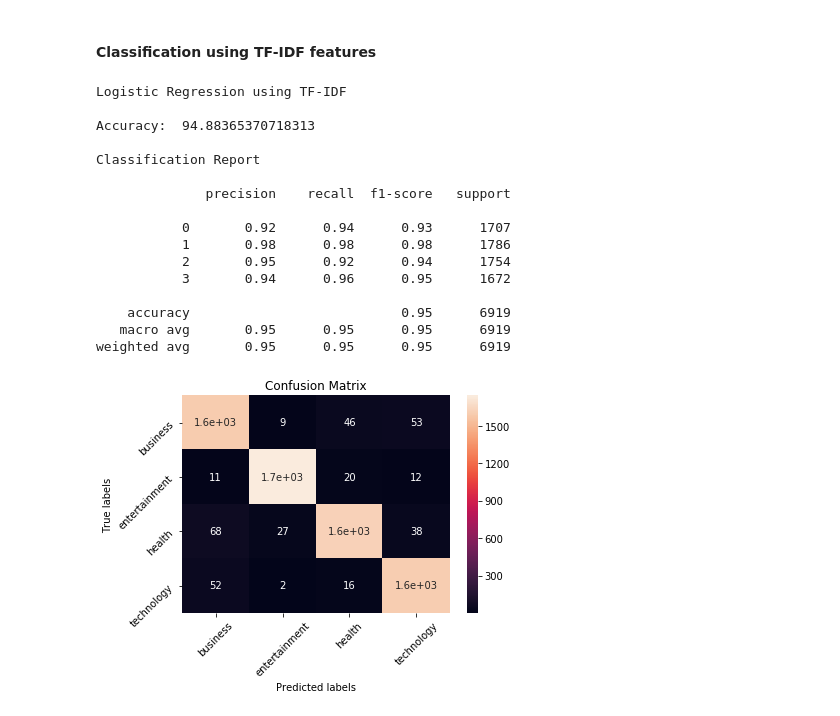
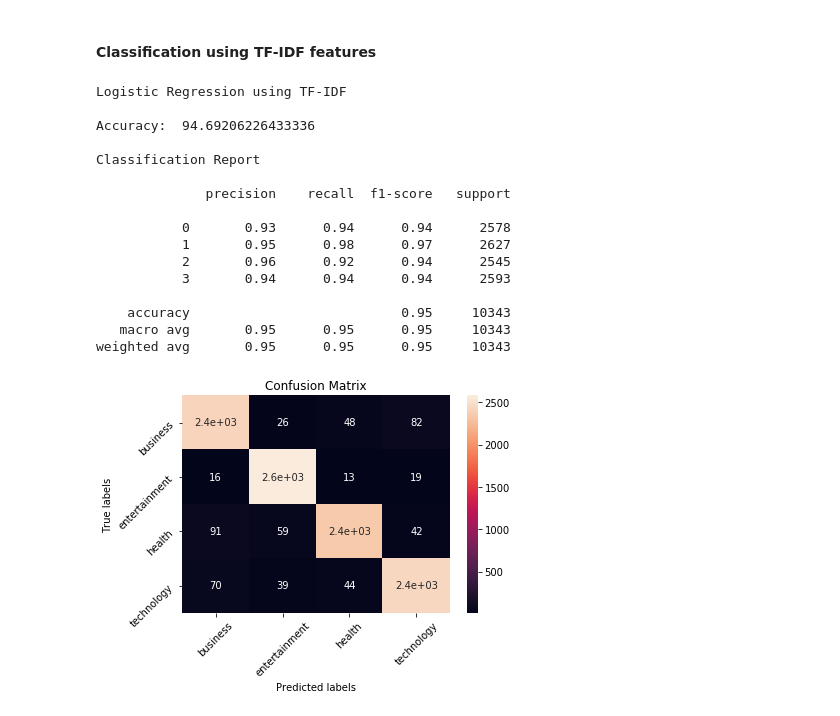
Before and after one commit to saiharshithreddy/Text-classification-and-summarization, a Jupyter notebook: TextClassification/Text_Classification.ipynb, the cells around one changed output. Drawn from its saved outputs; the diff is of its cells as text; code cells hidden in the pictures.

Commit message:
Updating Classification and Summarization Algorithms

```diff
--- a/TextClassification/Text_Classification.ipynb
+++ b/TextClassification/Text_Classification.ipynb
@@ -23,8 +25,7 @@ from normalization import normalize_corpus
 # %% [markdown]
 ## Reading the data
 # %%
-df = pd.read_csv('../Data collection/data.csv')
-
+df = pd.read_csv('../Data_collection/dataset.csv')
 df.info()
 # %% [output]
 <class 'pandas.core.frame.DataFrame'>
@@ -98,7 +99,7 @@ df3 = resample(df3,
 
 df_sampled = pd.concat([df0,df1,df2,df3])
 
-
+df= df_sampled
 
 
 
@@ -112,7 +113,7 @@ Text(0.5, 1.0, 'After sampling')
 # %% [markdown]
 ## Feature Extraction using Bag of words
 # %%
-training_set, test_set, training_labels, test_labels = train_test_split(df2["FILTERED_CONTENT"], df2["CATEGORY"], test_size=0.33, random_state=42)
+training_set, test_set, training_labels, test_labels = train_test_split(df["FILTERED_CONTENT"], df["CATEGORY"], test_size=0.33, random_state=42)
 # %%
 #Bag of words
 vectorizer = CountVectorizer(min_df =2, ngram_range=(2,2))
@@ -205,0 +209,24 @@ weighted avg       0.94      0.94      0.94      6919
+# %%
+#Random Forest
+rfc = RandomForestClassifier(n_estimators=10)
+rfc.fit(bow_train_features,training_labels)
+
+predictions_rfc = rfc.predict(bow_test_features)
+
+print("Random Forest using Bag of words\n")
+print("Accuracy: ",accuracy_score(predictions_rfc, test_labels)*100,"\n")
+
+print("Classification Report\n")
+print(classification_report(test_labels,predictions_rfc))
+
+
+#Plotting the confusion matrix
+cm = confusion_matrix(test_labels, predictions_rfc)
+ax= plt.subplot()
+sns.heatmap(cm, annot=True, ax = ax); #annot=True to annotate cells
+
+# labels, title and ticks
+ax.set_xlabel('Predicted labels');ax.set_ylabel('True labels');
+ax.set_title('Confusion Matrix');
+ax.xaxis.set_ticklabels(['business', 'entertainment','health','technology'],rotation =45);
+ax.yaxis.set_ticklabels(['business', 'entertainment','health','technology'],rotation =45);
@@ -262,43 +308,44 @@ tfid_test_features = tfidvectorizer.transform(test_set)
 logRegModel = LogisticRegression()
 logRegModel.fit(tfid_train_features,training_labels)
 
 predictions_lr = logRegModel.predict(tfid_test_features)
 score_lr = logRegModel.score(tfid_test_features,test_labels)
 
 print("Logistic Regression using TF-IDF\n")
 print("Accuracy: ",accuracy_score(predictions_lr, test_labels)*100,"\n")
 
 print("Classification Report\n")
 print(classification_report(test_labels,predictions_lr))
 
 
 #Plotting the confusion matrix
 cm = confusion_matrix(test_labels, predictions_lr)
 ax= plt.subplot()
 sns.heatmap(cm, annot=True, ax = ax); #annot=True to annotate cells
 
 # labels, title and ticks
 ax.set_xlabel('Predicted labels');ax.set_ylabel('True labels');
 ax.set_title('Confusion Matrix');
-ax.xaxis.set_ticklabels(['business', 'entertainment','health','technology'],rotation =45); ax.yaxis.set_ticklabels(['business', 'entertainment','health','technology'],rotation =45);
+ax.xaxis.set_ticklabels(['business', 'entertainment','health','technology'],rotation =45);
+ax.yaxis.set_ticklabels(['business', 'entertainment','health','technology'],rotation =45);
 # %% [output]
 Logistic Regression using TF-IDF
 
-Accuracy:  94.88365370718313
+Accuracy:  94.69206226433336
 
 Classification Report
 
               precision    recall  f1-score   support
 
-           0       0.92      0.94      0.93      1707
-           1       0.98      0.98      0.98      1786
-           2       0.95      0.92      0.94      1754
-           3       0.94      0.96      0.95      1672
+           0       0.93      0.94      0.94      2578
+           1       0.95      0.98      0.97      2627
+           2       0.96      0.92      0.94      2545
+           3       0.94      0.94      0.94      2593
 
-    accuracy                           0.95      6919
-   macro avg       0.95      0.95      0.95      6919
-weighted avg       0.95      0.95      0.95      6919
+    accuracy                           0.95     10343
+   macro avg       0.95      0.95      0.95     10343
+weighted avg       0.95      0.95      0.95     10343
-[figure, old version]
+[figure, new version]
 # %%
 #Naive Bayes
 mnb = MultinomialNB()
```
Also changed, not shown: parts of 13 cells of this notebook, 1 other file.
